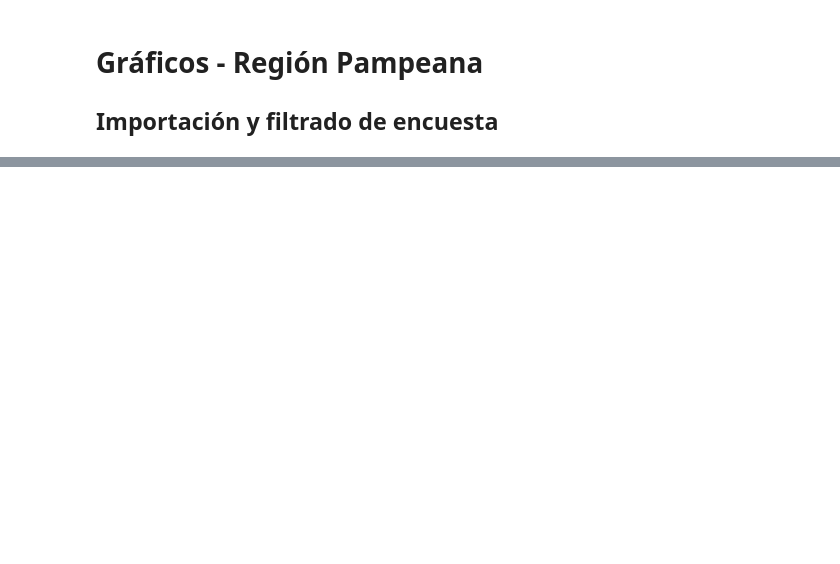
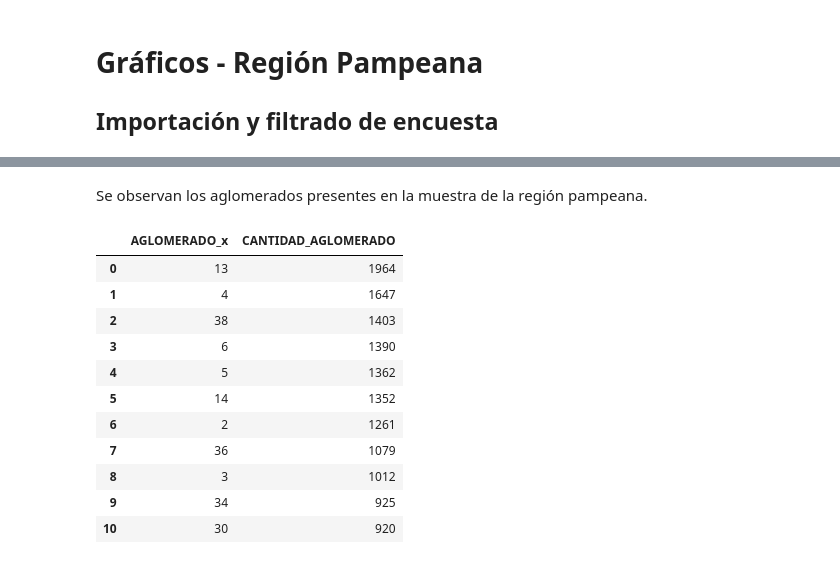
Before and after one commit to Angelvill321/AnalisisDeDatosI_G5, a Jupyter notebook: graficos_grupo_5.ipynb, the cells around one changed output, grey strips where cells are left out. Saved outputs shown, nothing was run; the diff lists cells and outputs as text; code cells hidden in the pictures; blank space fills up the shorter version.

```diff
--- a/graficos_grupo_5.ipynb
+++ b/graficos_grupo_5.ipynb
@@ -74,0 +76,17 @@ plt.hist(hogares_personas["ingreso"], edgecolor='black', bins=30)
+# %% [markdown]
+Se observan los aglomerados presentes en la muestra de la región pampeana.
+# %%
+hogares_personas[["AGLOMERADO_x"]].value_counts().reset_index(name='CANTIDAD_AGLOMERADO')
+# %% [output]
+|  | AGLOMERADO_x | CANTIDAD_AGLOMERADO |
+| 0 | 13 | 1964 |
+| 1 | 4 | 1647 |
+| 2 | 38 | 1403 |
+| 3 | 6 | 1390 |
+| 4 | 5 | 1362 |
+| 5 | 14 | 1352 |
+| 6 | 2 | 1261 |
+| 7 | 36 | 1079 |
+| 8 | 3 | 1012 |
+| 9 | 34 | 925 |
+| 10 | 30 | 920 |
```
Also changed, not shown: parts of 11 cells of this notebook.
